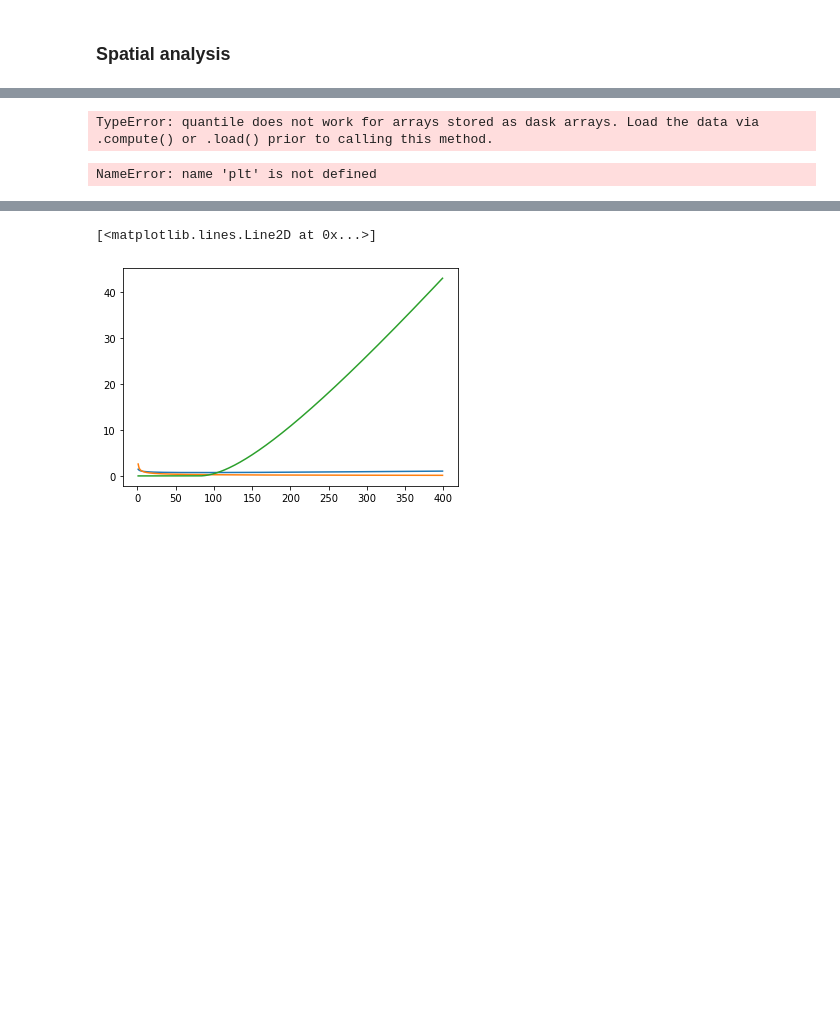
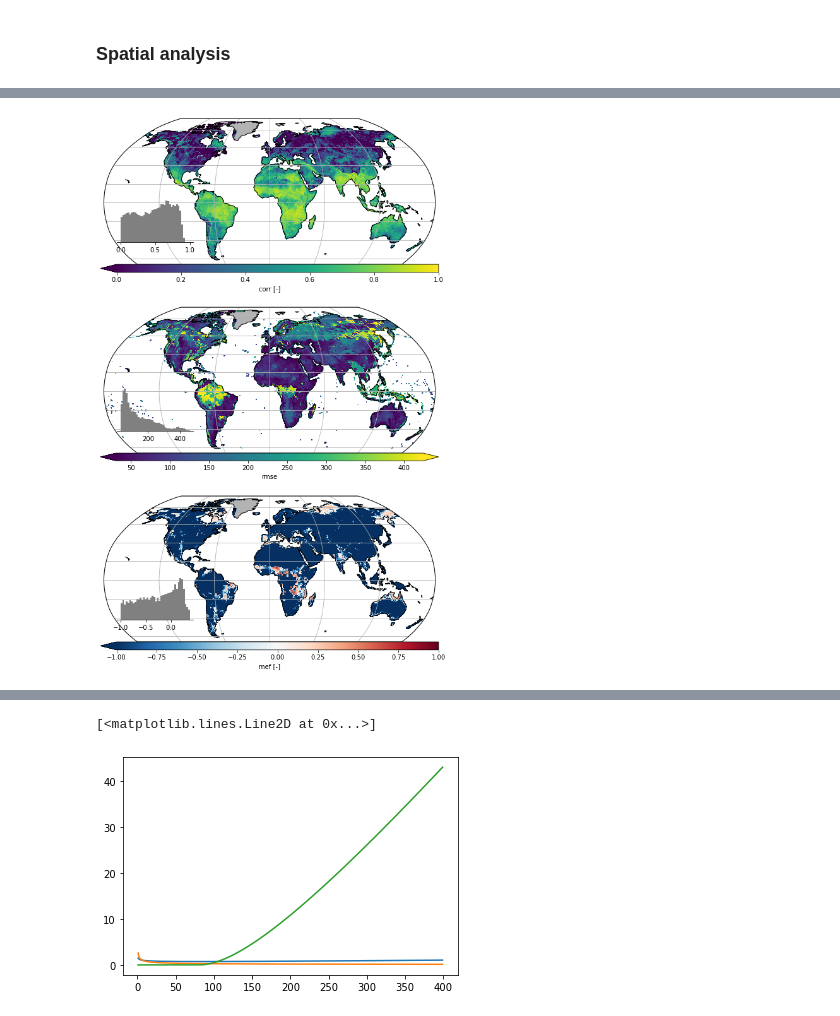
Before and after one commit to bask0/dl4es_ch18, a Jupyter notebook: src/notebooks/exp1.ipynb, the cells around one changed output, grey strips where cells are left out. Saved outputs shown, nothing was run; the diff lists cells and outputs as text; code cells hidden in the pictures; blank space fills up the shorter version.

```diff
--- a/src/notebooks/exp1.ipynb
+++ b/src/notebooks/exp1.ipynb
@@ -51,0 +31,2 @@ plot_map(met.mef, vmin=-1)
+# %%
+met = get_metrics(dst.mod, dst.obs, ['corr', 'rmse', 'mef'])
@@ -52,3 +39,11 @@ plot_map(met.mef, vmin=-1)
+# %%
+fig, axes = subplots_robinson(3, 1, figsize=(12, 16), gridspec_kw={'hspace': 0.1})
+
+plot_map(met.corr, vmin=0, vmax=1, ax=axes[0])
+plot_map(met.rmse, robust=True, ax=axes[1])
+plot_map(met.mef, vmin=-1, robust=True, ax=axes[2])
+# %% [output]
+[figure, added]
 # %%
 def plot_time_series(
         x, y,
@@ -84,11 +82,2 @@ def plot_time_series(
 
     ax.patch.set_facecolor('white')
-# %%
-plot_time_series(ds.mrro, ds.mrro_obs)
-# %% [output]
-TypeError: quantile does not work for arrays stored as dask arrays. Load the data via .compute() or .load() prior to calling this method.
-# %%
-plt.figure(figsize=(14, 8))
-plot_map((ds.mrro.sel(time='2013-06-31')-ds.mrro_obs.isel(time=0)), robust=True)
-# %% [output]
-NameError: name 'plt' is not defined
```
Also changed, not shown: parts of 54 cells of this notebook, 28 other files.
